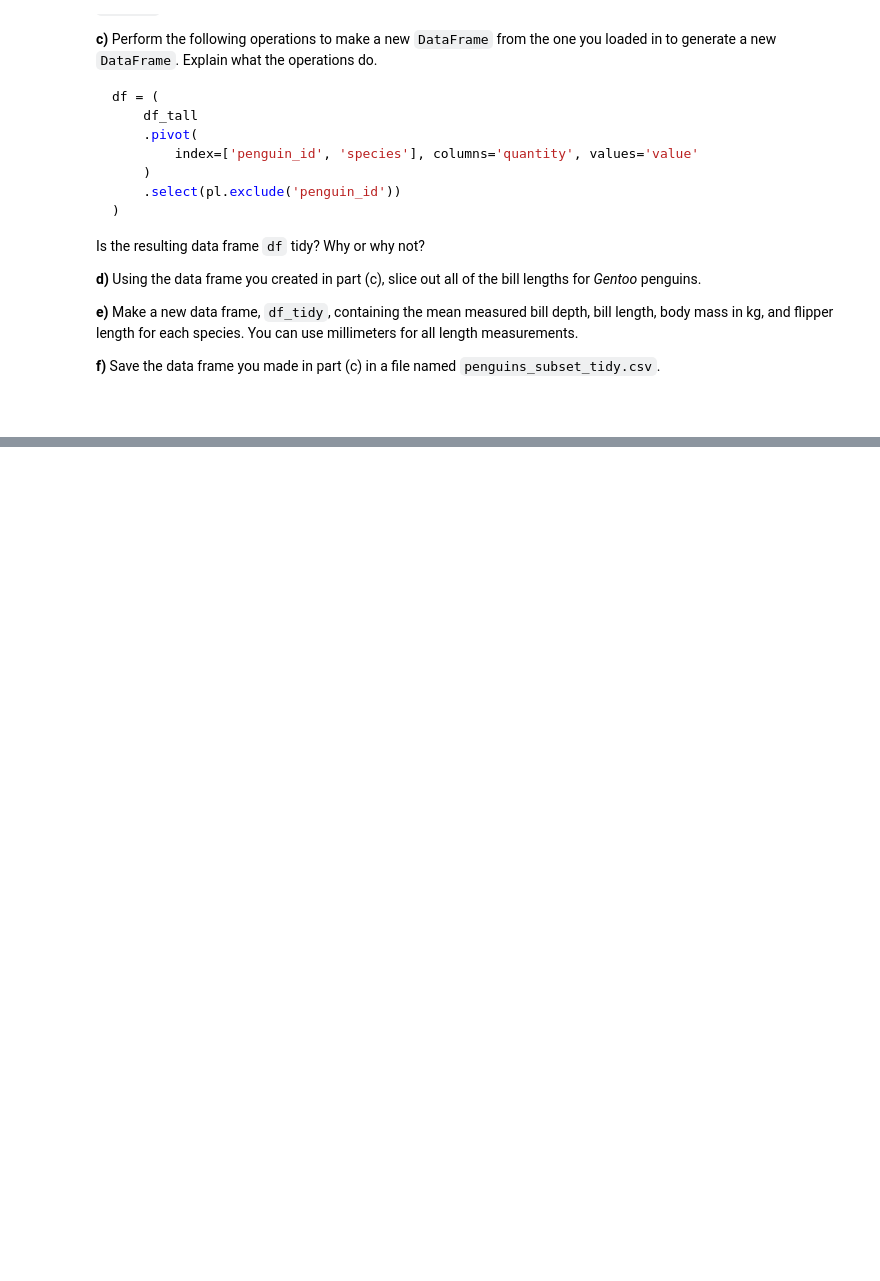
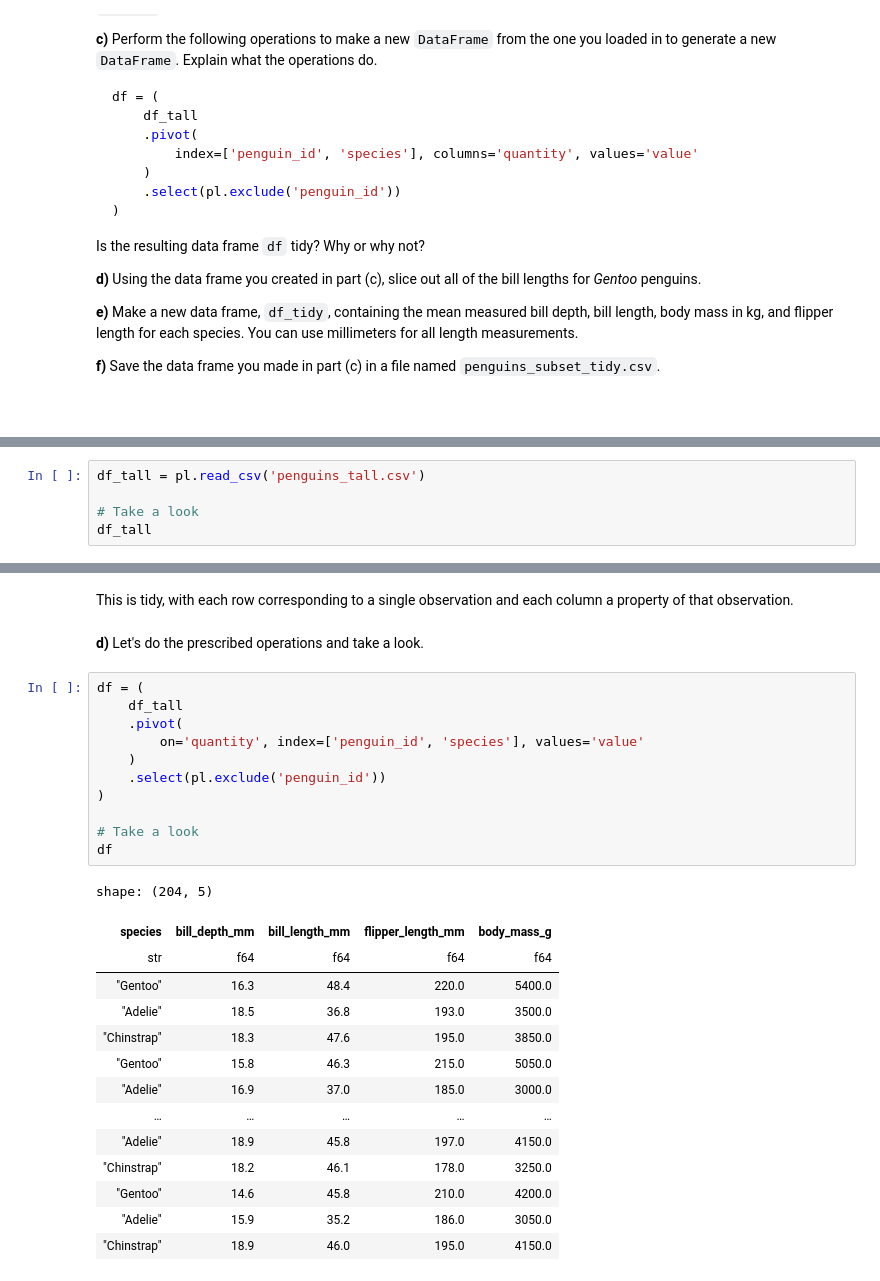
Before and after one commit to wis-stats/wis_stats_notebooks_2025, a Jupyter notebook: palmer_penguins.ipynb, the cells around one changed output, grey strips where cells are left out. Drawn from its saved outputs; the diff is of its cells as text; blank space fills up the shorter version.

```diff
--- a/palmer_penguins.ipynb
+++ b/palmer_penguins.ipynb
@@ -46,0 +97,5 @@ Is the resulting data frame `df` tidy? Why or why not?
+# %%
+df_tall = pl.read_csv('penguins_tall.csv')
+
+# Take a look
+df_tall
@@ -46,0 +117,30 @@ Is the resulting data frame `df` tidy? Why or why not?
+# %% [markdown]
+This is tidy, with each row corresponding to a single observation and each column a property of that observation.
+# %% [markdown]
+**d)** Let's do the prescribed operations and take a look.
+# %%
+df = (
+    df_tall
+    .pivot(
+        on='quantity', index=['penguin_id', 'species'], values='value'
+    )
+    .select(pl.exclude('penguin_id'))
+)
+
+# Take a look
+df
+# %% [output]
+shape: (204, 5)
+| species | bill_depth_mm | bill_length_mm | flipper_length_mm | body_mass_g |
+| str | f64 | f64 | f64 | f64 |
+| "Gentoo" | 16.3 | 48.4 | 220.0 | 5400.0 |
+| "Adelie" | 18.5 | 36.8 | 193.0 | 3500.0 |
+| "Chinstrap" | 18.3 | 47.6 | 195.0 | 3850.0 |
+| "Gentoo" | 15.8 | 46.3 | 215.0 | 5050.0 |
+| "Adelie" | 16.9 | 37.0 | 185.0 | 3000.0 |
+| … | … | … | … | … |
+| "Adelie" | 18.9 | 45.8 | 197.0 | 4150.0 |
+| "Chinstrap" | 18.2 | 46.1 | 178.0 | 3250.0 |
+| "Gentoo" | 14.6 | 45.8 | 210.0 | 4200.0 |
+| "Adelie" | 15.9 | 35.2 | 186.0 | 3050.0 |
+| "Chinstrap" | 18.9 | 46.0 | 195.0 | 4150.0 |
```
Also changed, not shown: parts of 20 cells of this notebook, 18 other files.
